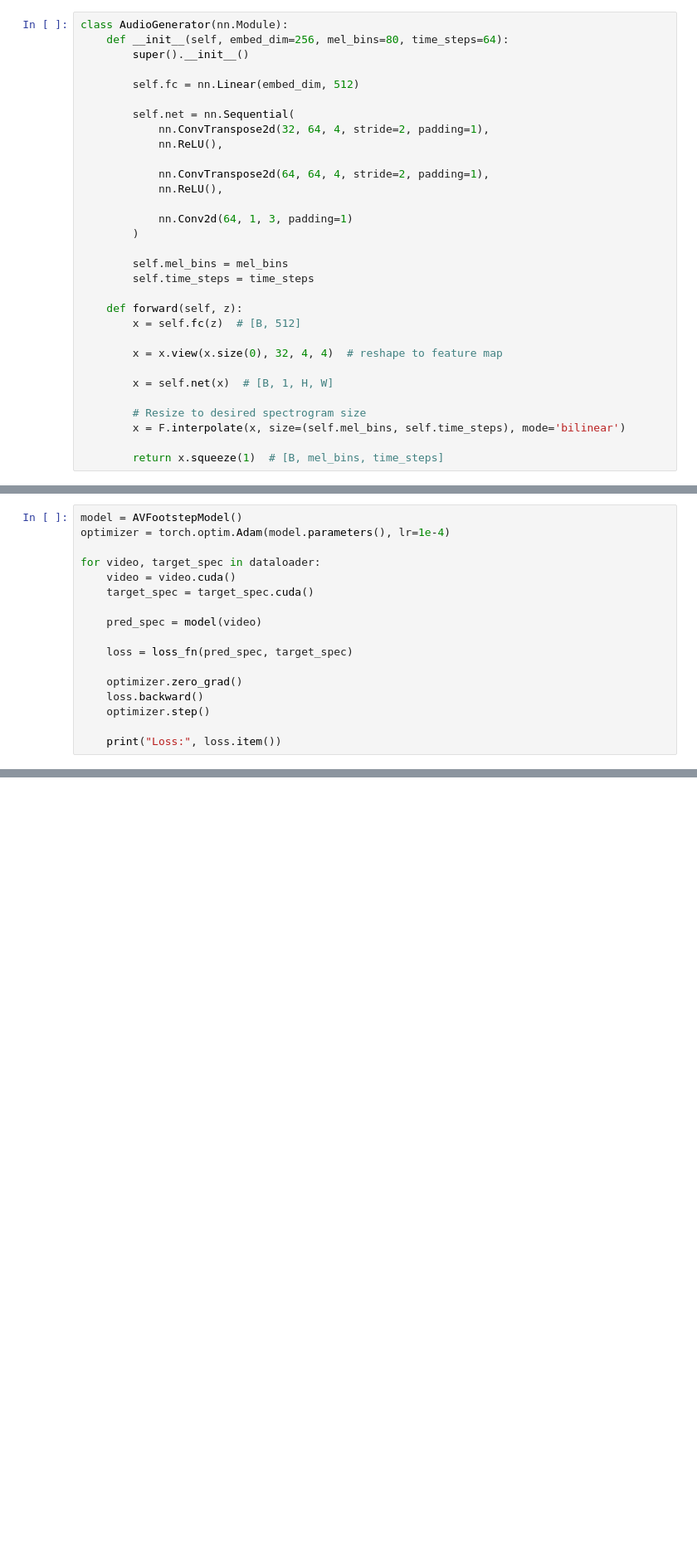
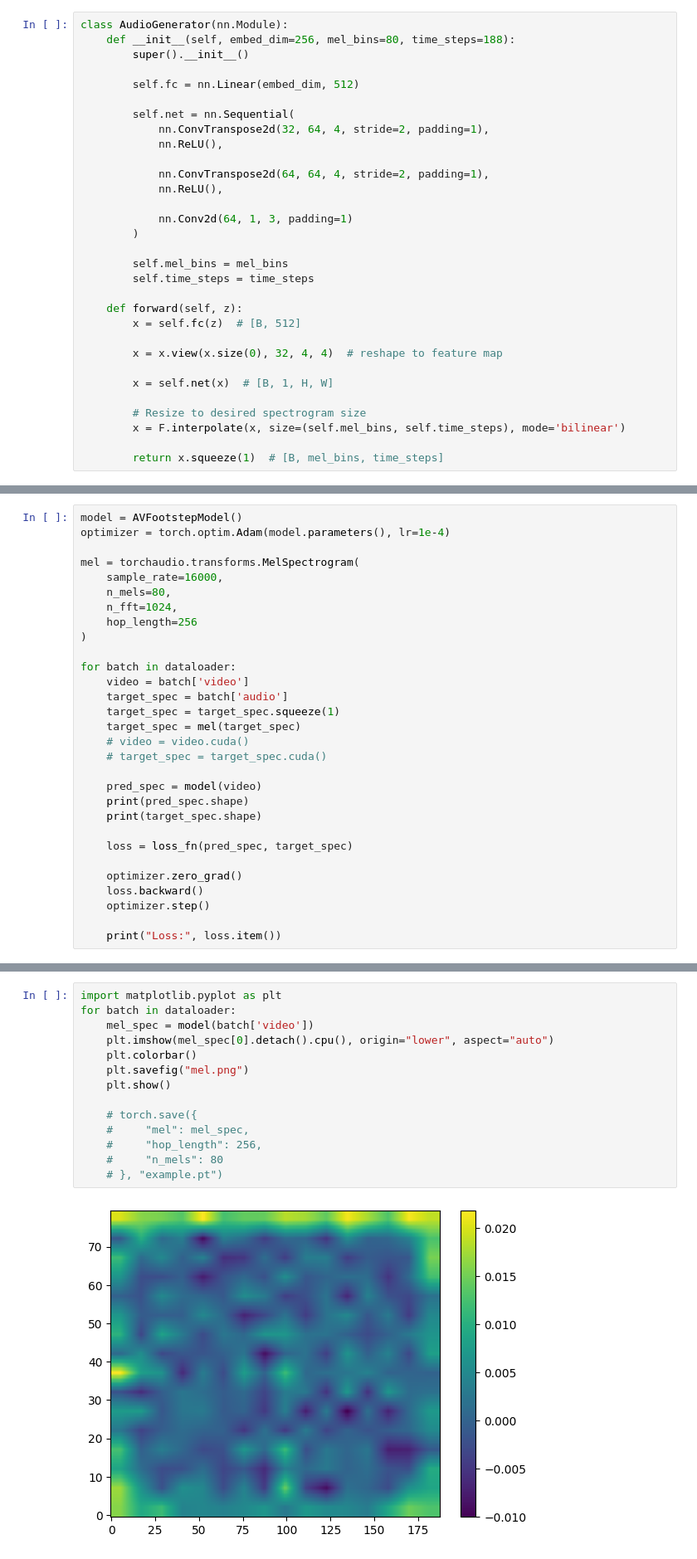
Before and after one commit to cemeterysummoning/cv-final-project, a Jupyter notebook: main.ipynb, the cells around one changed output, grey strips where cells are left out. Shown at 83% size. Drawn from its saved outputs; the diff is of its cells as text; blank space fills up the shorter version.

Commit message:
init model

```diff
--- a/main.ipynb
+++ b/main.ipynb
@@ -64,7 +64,7 @@ class VideoEncoder(nn.Module):
         return video_embedding
 # %%
 class AudioGenerator(nn.Module):
-    def __init__(self, embed_dim=256, mel_bins=80, time_steps=64):
+    def __init__(self, embed_dim=256, mel_bins=80, time_steps=188):
         super().__init__()
 
         self.fc = nn.Linear(embed_dim, 512)
@@ -184,11 +228,24 @@ dataloader = DataLoader(
 model = AVFootstepModel()
 optimizer = torch.optim.Adam(model.parameters(), lr=1e-4)
 
-for video, target_spec in dataloader:
-    video = video.cuda()
-    target_spec = target_spec.cuda()
+mel = torchaudio.transforms.MelSpectrogram(
+    sample_rate=16000,
+    n_mels=80,
+    n_fft=1024,
+    hop_length=256
+)
+
+for batch in dataloader:
+    video = batch['video']
+    target_spec = batch['audio']
+    target_spec = target_spec.squeeze(1)
+    target_spec = mel(target_spec)
+    # video = video.cuda()
+    # target_spec = target_spec.cuda()
 
     pred_spec = model(video)
+    print(pred_spec.shape)
+    print(target_spec.shape)
 
     loss = loss_fn(pred_spec, target_spec)
 
@@ -205,3 +275,19 @@ Original Traceback (most recent call last):
+# %%
+import matplotlib.pyplot as plt
+for batch in dataloader:
+    mel_spec = model(batch['video'])
+    plt.imshow(mel_spec[0].detach().cpu(), origin="lower", aspect="auto")
+    plt.colorbar()
+    plt.savefig("mel.png")
+    plt.show()
+
+    # torch.save({
+    #     "mel": mel_spec,
+    #     "hop_length": 256,
+    #     "n_mels": 80
+    # }, "example.pt")
+# %% [output]
+[figure, added]
 # %%
 import torchaudio
 
```
Also changed, not shown: parts of 4 cells of this notebook, 2 other files.
